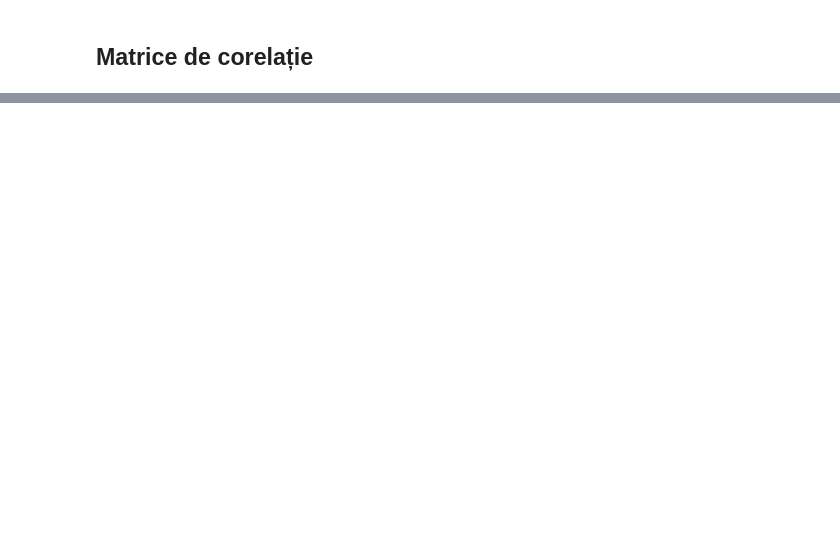
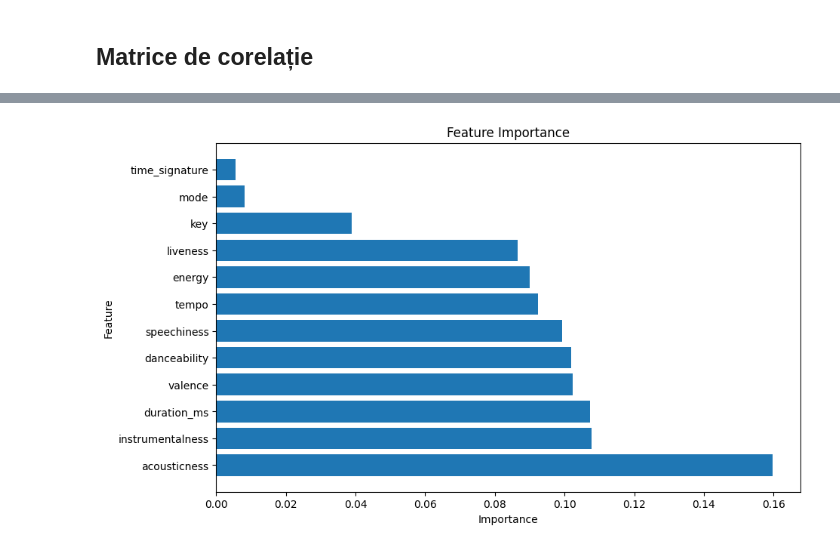
Before and after one commit to patrickaxinte/spp_spotify, a Jupyter notebook: spp_spotify.ipynb, the cells around one changed output, grey strips where cells are left out. Drawn from its saved outputs; the diff is of its cells as text; code cells hidden in the pictures; blank space fills up the shorter version.

Commit message:
added models

```diff
--- a/spp_spotify.ipynb
+++ b/spp_spotify.ipynb
@@ -350,0 +744,16 @@ plt.show()
+# %%
+# Train a RandomForestRegressor model (assuming you've already trained it)
+model = RandomForestRegressor(n_estimators=80, max_depth=19, random_state=42)
+model.fit(X_train, y_train)
+
+# Get feature importances
+feature_importances = model.feature_importances_
+
+# Create a DataFrame to store feature names and their importances
+feature_importance_df = pd.DataFrame({'Feature': features, 'Importance': feature_importances})
+
+# Sort the DataFrame by feature importance (descending order)
+feature_importance_df = feature_importance_df.sort_values(by='Importance', ascending=False)
+
+# Print or visualize the top features
+print(feature_importance_df.head(10))
@@ -350,0 +772,12 @@ plt.show()
+# %%
+import matplotlib.pyplot as plt
+
+# Plot feature importances
+plt.figure(figsize=(10, 6))
+plt.barh(feature_importance_df['Feature'], feature_importance_df['Importance'])
+plt.xlabel('Importance')
+plt.ylabel('Feature')
+plt.title('Feature Importance')
+plt.show()
+# %% [output]
+[figure, added]
```
Also changed, not shown: parts of 64 cells of this notebook, 2 other files.
